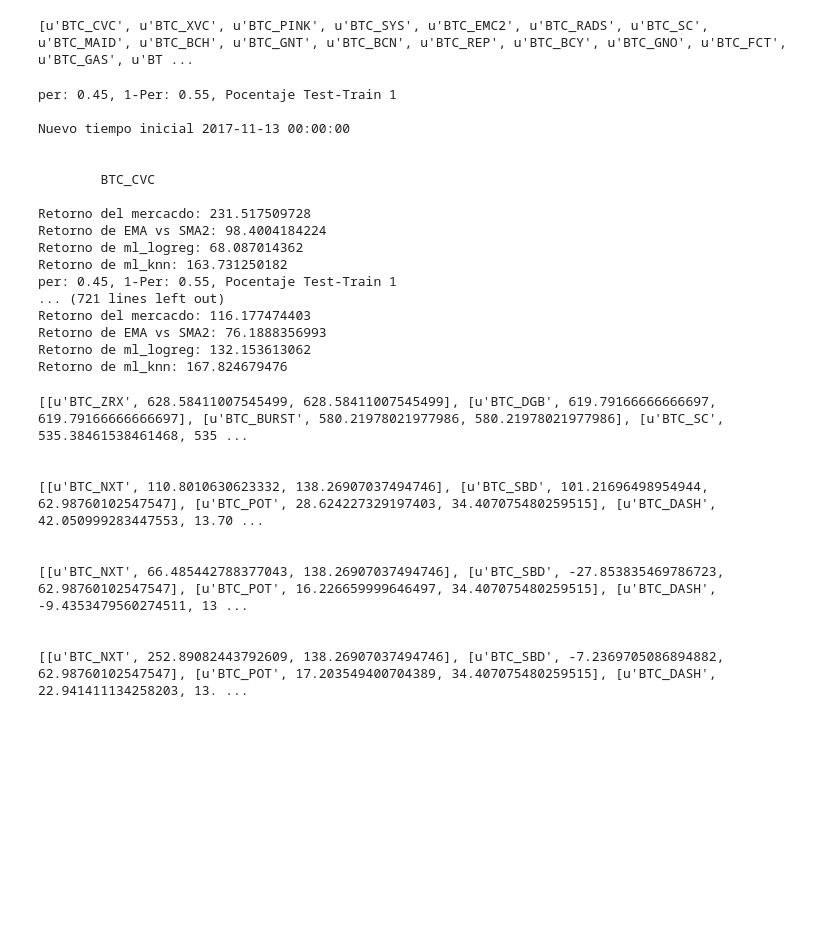
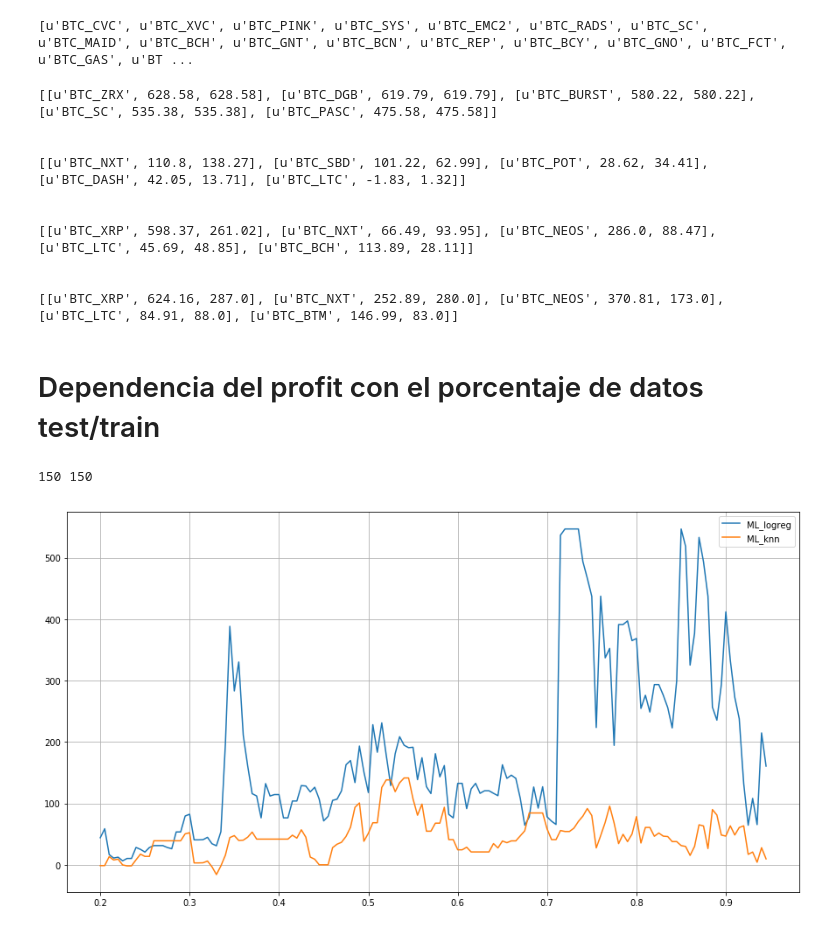
Before and after one commit to ADCryptoSolutions/adcb, a Jupyter notebook: StrategiesTest.ipynb, the cells around one changed output. Cells and saved outputs as stored; diff of their text form; code cells hidden in the pictures; blank space fills up the shorter version.

```diff
--- a/StrategiesTest.ipynb
+++ b/StrategiesTest.ipynb
@@ -308,39 +307,21 @@ for pair in pairs:
     returns4["knn"] = v6*100
     returns4["sma2"] = v2*100
 
-    markets_returns.append([pair, marketRet, marketRet])
-    EMAvsSMA2_returns.append([pair, relativeReturn2*100, relativeReturn2*100-marketRet])
-    logreg_returns.append([pair, relativeReturn4*100, relativeReturn2*100-marketRet])
-    knn_returns.append([pair, relativeReturn6*100, relativeReturn2*100-marketRet])
+    markets_returns.append([pair, round(marketRet,2), round(marketRet,2)])
+    EMAvsSMA2_returns.append([pair, round(relativeReturn2*100,2), round(relativeReturn2*100-marketRet,2)])
+    logreg_returns.append([pair, round(relativeReturn4*100,2), round(relativeReturn4*100-marketRet,2)])
+    knn_returns.append([pair, round(relativeReturn6*100,2), round(relativeReturn6*100-marketRet)])
 
-
+    """
     print "\n\t%s\n"%pair
-    print 'Retorno del mercacdo: %s'%(marketRet)
+    print 'Retorno del mercacdo: %s'%(round(marketRet,2))
     #print 'Retorno de SMA vs SMA: %s'%(relativeReturn*100)
     #print 'Retorno de EMA vs SMA: %s'%(relativeReturn9*100)
     #print 'Retorno de Precio vs SMA20: %s'%(relativeReturn3*100)
-    print 'Retorno de EMA vs SMA2: %s'%(relativeReturn2*100)
-    print 'Retorno de ml_logreg: %s'%(relativeReturn4*100)
+    print 'Retorno de EMA vs SMA2: %s'%(round(relativeReturn2*100,2))
+    print 'Retorno de ml_logreg: %s'%(round(relativeReturn4*100,2))
     #print 'Retorno de ml_randfor: %s'%(relativeReturn5*100)
-    print 'Retorno de ml_knn: %s'%(relativeReturn6*100)
+    print 'Retorno de ml_knn: %s'%(round(relativeReturn6*100,2))"""
-# %% [output]
-per: 0.45, 1-Per: 0.55, Pocentaje Test-Train 1
-
-Nuevo tiempo inicial 2017-11-13 00:00:00
-
-
-        BTC_CVC
-
-Retorno del mercacdo: 231.517509728
-Retorno de EMA vs SMA2: 98.4004184224
-Retorno de ml_logreg: 68.087014362
-Retorno de ml_knn: 163.731250182
-per: 0.45, 1-Per: 0.55, Pocentaje Test-Train 1
-... (721 lines left out)
-Retorno del mercacdo: 116.177474403
-Retorno de EMA vs SMA2: 76.1888356993
-Retorno de ml_logreg: 132.153613062
-Retorno de ml_knn: 167.824679476
 # %%
 strat = [markets_returns, EMAvsSMA2_returns, logreg_returns, knn_returns]
 
@@ -348,13 +329,43 @@ for st in strat:
     st.sort(key = lambda l:l[2], reverse=True)
     print "\n",st[0:5],"\n"
 # %% [output]
-[[u'BTC_ZRX', 628.58411007545499, 628.58411007545499], [u'BTC_DGB', 619.79166666666697, 619.79166666666697], [u'BTC_BURST', 580.21978021977986, 580.21978021977986], [u'BTC_SC', 535.38461538461468, 535 ...
+[[u'BTC_ZRX', 628.58, 628.58], [u'BTC_DGB', 619.79, 619.79], [u'BTC_BURST', 580.22, 580.22], [u'BTC_SC', 535.38, 535.38], [u'BTC_PASC', 475.58, 475.58]]
 
 
-[[u'BTC_NXT', 110.8010630623332, 138.26907037494746], [u'BTC_SBD', 101.21696498954944, 62.98760102547547], [u'BTC_POT', 28.624227329197403, 34.407075480259515], [u'BTC_DASH', 42.050999283447553, 13.70 ...
+[[u'BTC_NXT', 110.8, 138.27], [u'BTC_SBD', 101.22, 62.99], [u'BTC_POT', 28.62, 34.41], [u'BTC_DASH', 42.05, 13.71], [u'BTC_LTC', -1.83, 1.32]]
 
 
-[[u'BTC_NXT', 66.485442788377043, 138.26907037494746], [u'BTC_SBD', -27.853835469786723, 62.98760102547547], [u'BTC_POT', 16.226659999646497, 34.407075480259515], [u'BTC_DASH', -9.4353479560274511, 13 ...
+[[u'BTC_XRP', 598.37, 261.02], [u'BTC_NXT', 66.49, 93.95], [u'BTC_NEOS', 286.0, 88.47], [u'BTC_LTC', 45.69, 48.85], [u'BTC_BCH', 113.89, 28.11]]
 
 
-[[u'BTC_NXT', 252.89082443792609, 138.26907037494746], [u'BTC_SBD', -7.2369705086894882, 62.98760102547547], [u'BTC_POT', 17.203549400704389, 34.407075480259515], [u'BTC_DASH', 22.941411134258203, 13. ...
+[[u'BTC_XRP', 624.16, 287.0], [u'BTC_NXT', 252.89, 280.0], [u'BTC_NEOS', 370.81, 173.0], [u'BTC_LTC', 84.91, 88.0], [u'BTC_BTM', 146.99, 83.0]]
+# %% [markdown]
+# Dependencia del profit con el porcentaje de  datos test/train
+# %%
+pers = np.arange(0.20, 0.95, 0.005)
+log_reg = []
+knn =  []
+
+for per in pers:
+    # recalculando el tiempo inicial en virtud del entrenamiento del
+    # algoritmo
+    start2 = ml_init_time(end,start,per)
+    # cargando y preparando datos
+    df12 = prepareData(pair="BTC_DGB", start=start2, end=end, period=period)
+
+    w4, t = run_strategy("ml_logreg",df12,pair,True,per)
+    relativeReturn4,v4 = profit(w4)
+    log_reg.append(relativeReturn4*100)
+
+    w6, t = run_strategy("ml_knn",df12,pair,True,per)
+    relativeReturn6,v6 = profit(w6)
+    knn.append(relativeReturn6*100)
+
+print len(pers), len(log_reg)
+plt.plot(pers,log_reg,label='ML_logreg')
+plt.plot(pers,knn,label='ML_knn')
+plt.legend(loc='best')
+plt.grid()
+# %% [output]
+150 150
+[figure, added]
```
Also changed, not shown: parts of 2 cells of this notebook, 2 other files.
